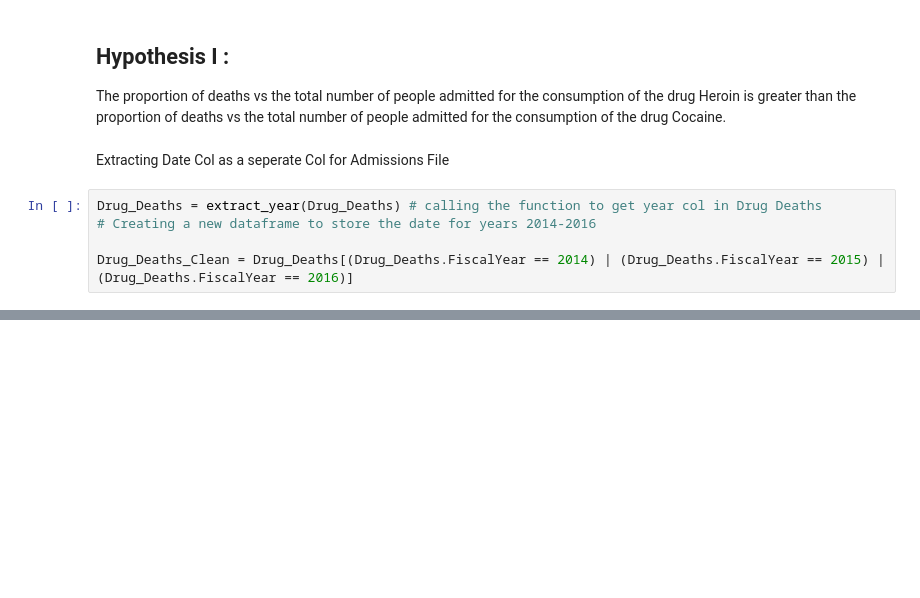
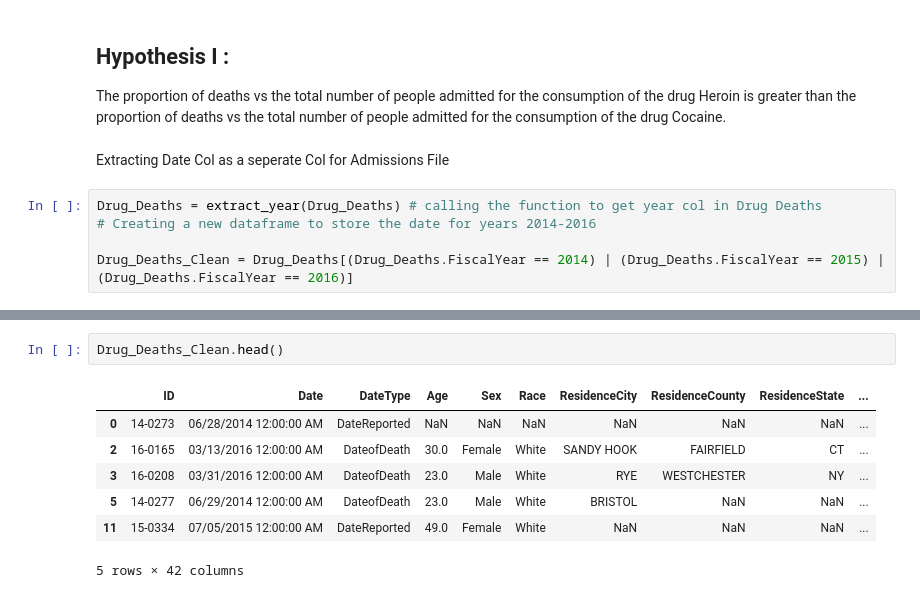
Before and after one commit to gayatri-kvr7/2021_Spring_finals, a Jupyter notebook: Final Project.ipynb, the cells around one changed output, grey strips where cells are left out. Cells and saved outputs as stored; diff of their text form; blank space fills up the shorter version.

```diff
--- a/Final Project.ipynb
+++ b/Final Project.ipynb
@@ -145,0 +252,10 @@ Drug_Deaths_Clean = Drug_Deaths[(Drug_Deaths.FiscalYear == 2014) | (Drug_Deaths.
+# %%
+Drug_Deaths_Clean.head()
+# %% [output]
+|  | ID | Date | DateType | Age | Sex | Race | ResidenceCity | ResidenceCounty | ResidenceState | ... |
+| 0 | 14-0273 | 06/28/2014 12:00:00 AM | DateReported | NaN | NaN | NaN | NaN | NaN | NaN | ... |
+| 2 | 16-0165 | 03/13/2016 12:00:00 AM | DateofDeath | 30.0 | Female | White | SANDY HOOK | FAIRFIELD | CT | ... |
+| 3 | 16-0208 | 03/31/2016 12:00:00 AM | DateofDeath | 23.0 | Male | White | RYE | WESTCHESTER | NY | ... |
+| 5 | 14-0277 | 06/29/2014 12:00:00 AM | DateofDeath | 23.0 | Male | White | BRISTOL | NaN | NaN | ... |
+| 11 | 15-0334 | 07/05/2015 12:00:00 AM | DateReported | 49.0 | Female | White | NaN | NaN | NaN | ... |
+5 rows × 42 columns
```
Also changed, not shown: parts of 32 cells of this notebook.
